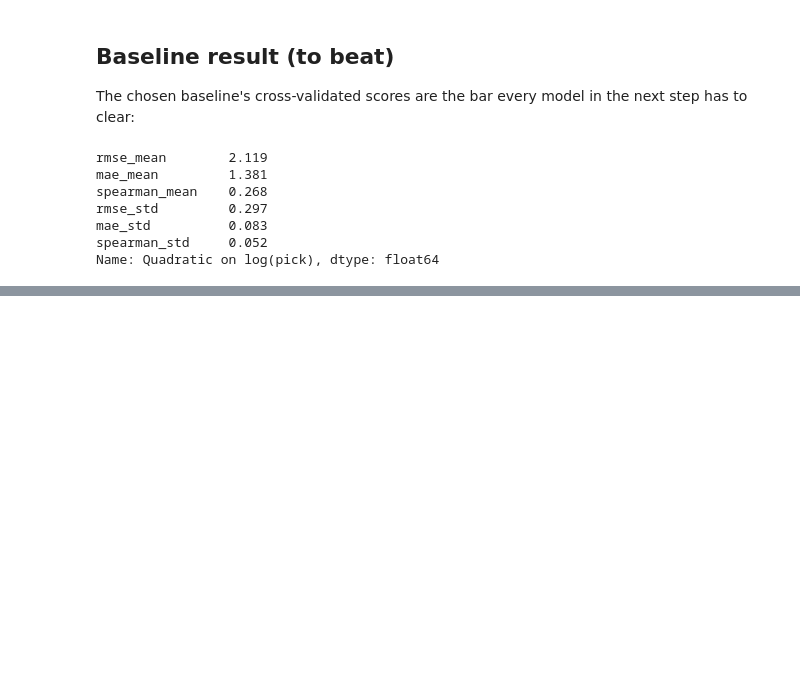
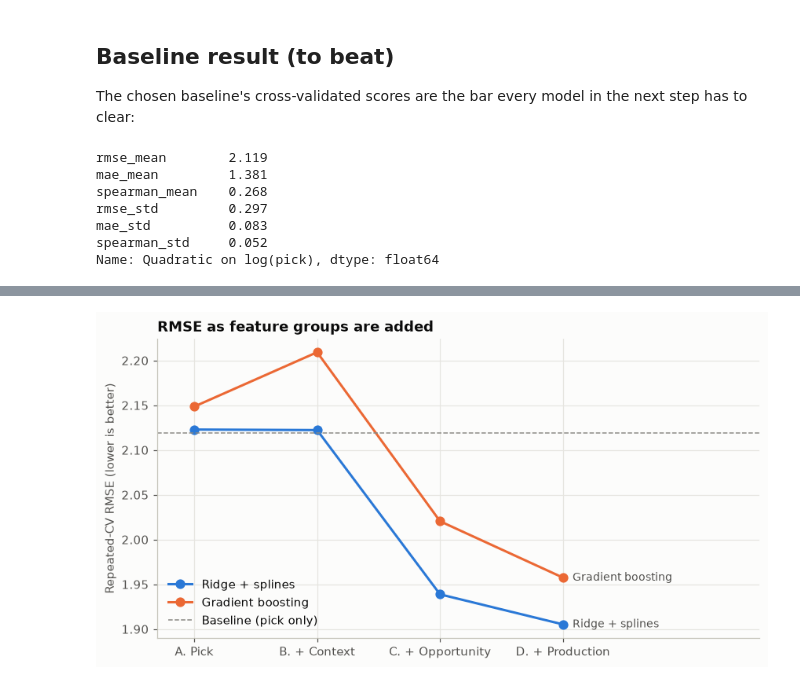
Before and after one commit to coelho121/rookie-projection, a Jupyter notebook: notebooks/02_modelling.ipynb, the cells around one changed output, grey strips where cells are left out. Saved outputs shown, nothing was run; the diff lists cells and outputs as text; code cells hidden in the pictures; blank space fills up the shorter version.

```diff
--- a/notebooks/02_modelling.ipynb
+++ b/notebooks/02_modelling.ipynb
@@ -268,0 +488,17 @@ Name: Quadratic on log(pick), dtype: float64
+# %%
+LAYERS = {
+    "A. Pick": PICK,
+    "B. + Context": PICK + CONTEXT,
+    "C. + Opportunity": PICK + CONTEXT + OPPORTUNITY,
+    "D. + Production": ALL,
+}
+ablation = {}
+for model_name, factory in [(best_linear[0], lambda f: spline_ridge(best_spline_alpha, f)
+                              if best_linear[0] == "Ridge + splines" else ridge(best_alpha)),
+                             ("Gradient boosting", lambda f: boosting(*best_grid))]:
+    ablation[model_name] = {}
+    for layer, feats in LAYERS.items():
+        t, _ = m.repeated_cv(factory(feats), feats, dev, repeats=5)
+        ablation[model_name][layer] = t["rmse"].mean()
+ablation = pd.DataFrame(ablation)
+ablation.round(3)
@@ -268,0 +511,14 @@ Name: Quadratic on log(pick), dtype: float64
+# %%
+fig, ax = plt.subplots(figsize=(9, 4.5))
+for (name, col), color in zip(ablation.items(), [BLUE, ORANGE]):
+    ax.plot(range(len(col)), col.values, color=color, marker="o", markersize=7, label=name)
+    ax.annotate(name, (len(col) - 1, col.values[-1]), xytext=(8, 0),
+                textcoords="offset points", va="center", fontsize=9, color=INK_2)
+ax.axhline(base_rmse, color=NEUTRAL, linestyle="--", linewidth=1, label="Baseline (pick only)")
+ax.set_xticks(range(len(LAYERS)), list(LAYERS), rotation=0)
+ax.set_xlim(-0.3, len(LAYERS) - 0.3 + 0.9)
+ax.set(title="RMSE as feature groups are added", ylabel="Repeated-CV RMSE (lower is better)")
+ax.legend(loc="lower left")
+plt.show()
+# %% [output]
+[figure, added]
```
Also changed, not shown: parts of 26 cells of this notebook, 1 other file.
